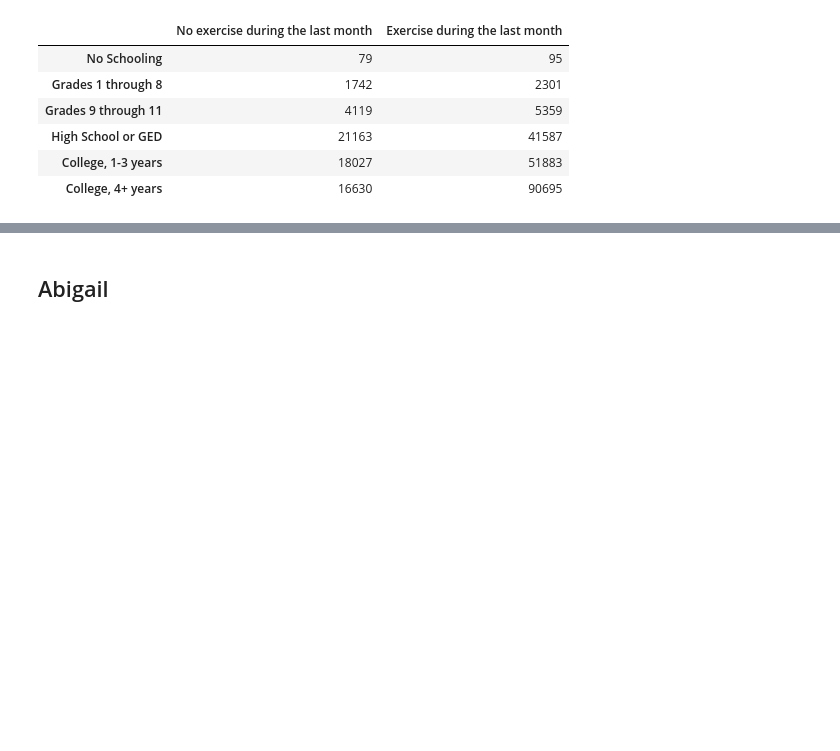
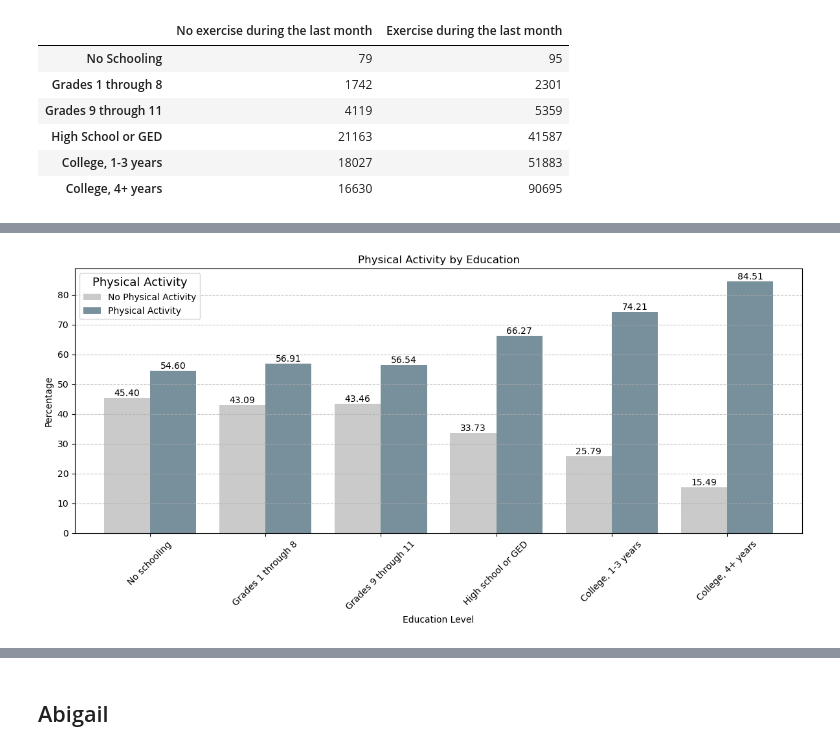
Before and after one commit to williamlevine/project-one, a Jupyter notebook: main_notebook.ipynb, the cells around one changed output, grey strips where cells are left out. Drawn from its saved outputs; the diff is of its cells as text; code cells hidden in the pictures; blank space fills up the shorter version.

```diff
--- a/main_notebook.ipynb
+++ b/main_notebook.ipynb
@@ -749,0 +831,46 @@ The p-value of the chi-squared test is 0.0. As this value is less than 0.05, we
+# %%
+# Group by education and physical activity, count the number of responses in each row
+edu_physactivity = df_trimmed.groupby(['Education', 'PhysActivity']).size().reset_index(name='count')
+
+# Calculate the sum of responses for each education group
+eduphysactivity_group_sum = edu_physactivity.groupby('Education')['count'].transform('sum')
+
+# Calculate the proportions
+edu_physactivity['proportion'] = (edu_physactivity['count'] / eduphysactivity_group_sum) * 100
+
+# Pivot the table
+eduphysactivity_pivot_df = edu_physactivity.pivot(index='Education', columns='PhysActivity', values='proportion')
+
+# Rename columns for easy display formatting
+eduphysactivity_pivot_df.columns = ['No Physical Activity', 'Physical Activity']
+
+# Rename indices for easy display formatting
+index_mapping = {1.0: 'No schooling',
+                 2.0: 'Grades 1 through 8',
+                 3.0: 'Grades 9 through 11',
+                 4.0: 'High school or GED',
+                 5.0: 'College, 1-3 years',
+                 6.0: 'College, 4+ years',
+                }
+
+eduphysactivity_pivot_df.index = eduphysactivity_pivot_df.index.map(index_mapping)
+
+# Plot the table
+ax = eduphysactivity_pivot_df.plot(kind='bar', width = .8, figsize=(12, 6), color=colors)
+plt.title('Physical Activity by Education')
+plt.xlabel('Education Level')
+plt.ylabel('Percentage')
+plt.xticks(ticks=range(len(eduphysactivity_pivot_df.index)), labels=eduphysactivity_pivot_df.index, rotation=45)
+plt.legend(title='Physical Activity', title_fontsize='13')
+plt.grid(axis='y', linestyle='--', alpha=0.7)
+
+# Label the percentages?
+ax.bar_label(ax.containers[0], fmt='%.2f', label_type='edge')
+ax.bar_label(ax.containers[1], fmt='%.2f', label_type='edge')
+
+# Display the plot
+plt.tight_layout()
+plt.savefig("images/education_vs_physactivity.png")
+plt.show()
+# %% [output]
+[figure, added]
```
Also changed, not shown: parts of 8 cells of this notebook, 6 other files.
